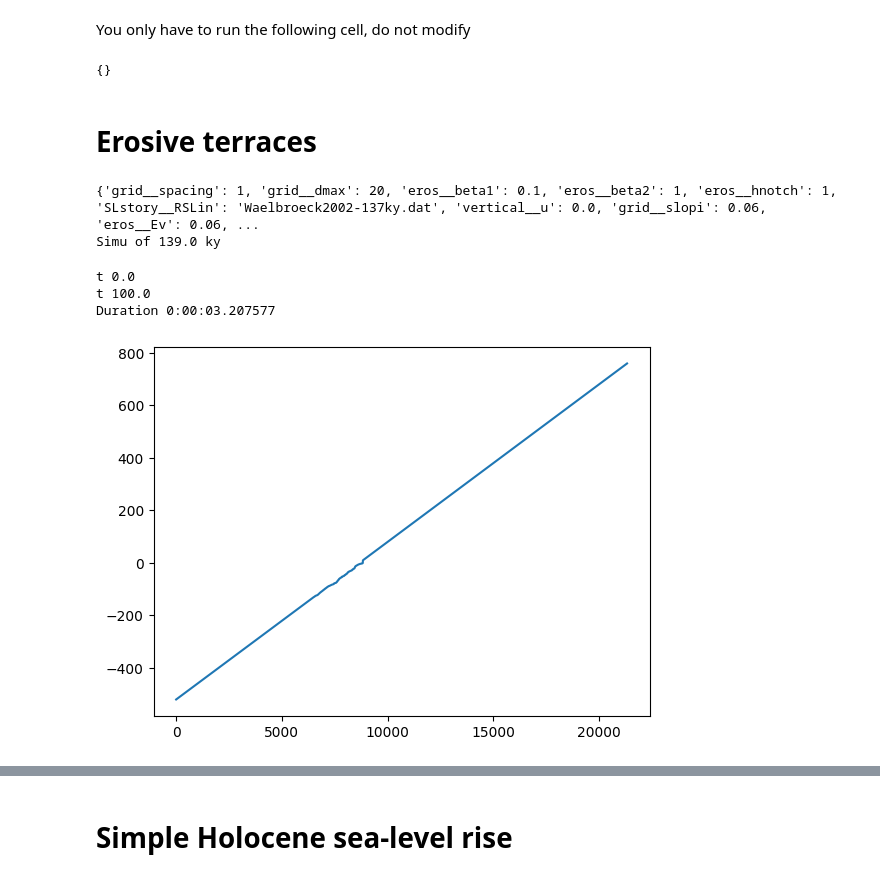
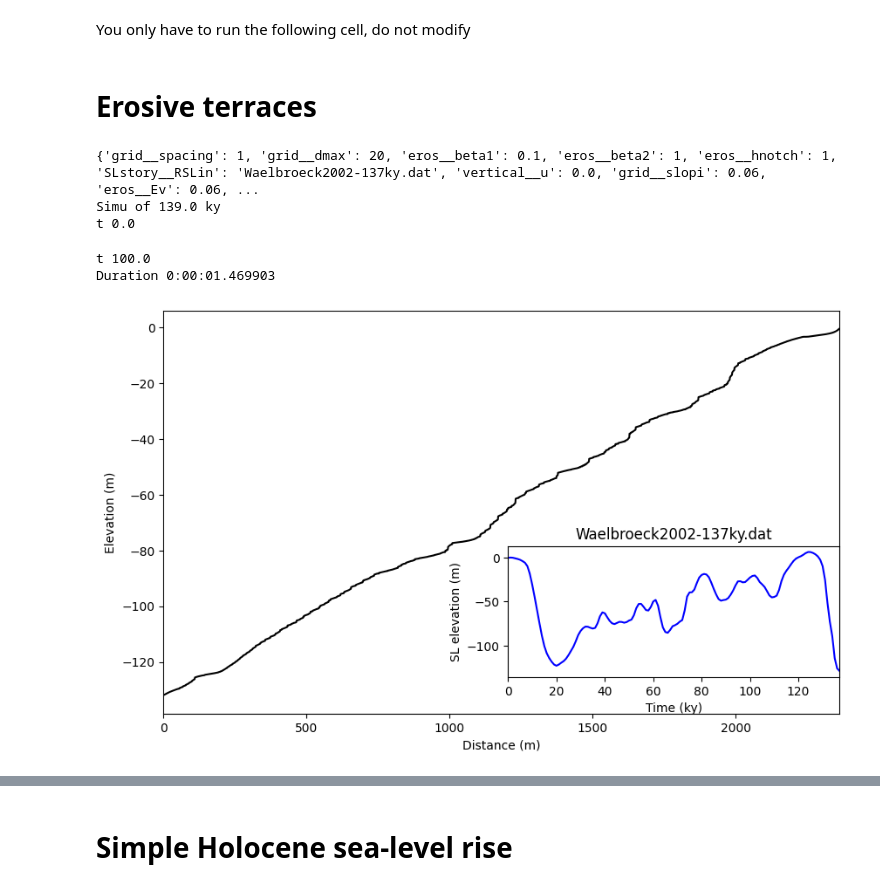
Before and after one commit to YBoucharat/TP_Coral_2024, a Jupyter notebook: REEF/Run_REEF.ipynb, the cells around one changed output, grey strips where cells are left out. Cells and saved outputs as stored; diff of their text form; code cells hidden in the pictures.

Commit message:
Added plot for no save with SL in subplot etc...

```diff
--- a/REEF/Run_REEF.ipynb
+++ b/REEF/Run_REEF.ipynb
@@ -21,12 +22,6 @@ from scipy.interpolate import interp1d
 ## Model setup
 # %% [markdown]
 You only have to run the following cell, do not modify
-# %%
-blob = {'Ev':3}
-blob.pop('Ev')
-blob
-# %% [output]
-{}
 # %%
 class REEF:
 
@@ -144,6 +139,7 @@ class REEF:
               .xsimlab.run()
                   )
         print('Duration', dtime.today()-t0)
+        return self.ds_out
 
     def plot(self, compare=False):
         if self.save==True:
@@ -157,8 +153,36 @@ class REEF:
             show()
             close('all')
         elif self.save==False:
+
             if compare==False:
-                plt.plot(self.ds_out.profile__z)
+                # Extract SL story
+                t, e = readfile(
+                    dico.path_SLcurves+self.input_vars['SLstory__RSLin'])
+
+                # Create the profile plot
+                fig, ax = plt.subplots(figsize=(10,6))
+                # Create the initial slope, based on output offset
+                init_slope = (ds_out.grid__slopi.values * ds_out.x.values
+                              - abs(ds_out.profile__z[0].values))
+                # Extract the elevation profile
+                profile = (self.ds_out.profile__z
+                           [np.where(init_slope != ds_out.profile__z)]
+                           .values)
+                # Plot
+                ax.plot(profile, color='black')
+                plt.xlabel('Distance (m)')
+                plt.ylabel('Elevation (m)')
+                plt.xlim(0, len(profile))
+
+                # Add SL plot in subplot
+                inset_ax = fig.add_axes([0.52, 0.18, 0.38, 0.25])
+                inset_ax.plot(t, e, color='blue')
+                inset_ax.set_title(self.input_vars['SLstory__RSLin'])
+                inset_ax.set_xlim(0, max(t))
+                inset_ax.set_xlabel('Time (ky)')
+                inset_ax.set_ylabel('SL elevation (m)')
+                plt.show()
+
             elif type(compare)==str:
                 # Extracts x and y in the topo files
                 self.x_obs, self.y_obs = readfile(
@@ -199,19 +223,19 @@ REEF = REEF()
 # %%
 # Set the variables
 REEF.eros_params(SL = 'Waelbroeck2002-137ky.dat',
                 U = 0e-3,
                 slop = 6e-2,
                 Ev = 60e-3)
 
 # Run the model
-REEF.run(dt = 200, save = False, construction=False)
+ds_out = REEF.run(dt = 200, save = False, construction=False)
 
 # Plot the output
 REEF.plot()
 # %% [output]
 {'grid__spacing': 1, 'grid__dmax': 20, 'eros__beta1': 0.1, 'eros__beta2': 1, 'eros__hnotch': 1, 'SLstory__RSLin': 'Waelbroeck2002-137ky.dat', 'vertical__u': 0.0, 'grid__slopi': 0.06, 'eros__Ev': 0.06, ...
 Simu of 139.0 ky
+t 0.0
-t 0.0
 t 100.0
-Duration 0:00:03.207577
+Duration 0:00:01.469903
-[figure, old version]
+[figure, new version]
```
Also changed, not shown: parts of 4 cells of this notebook.
